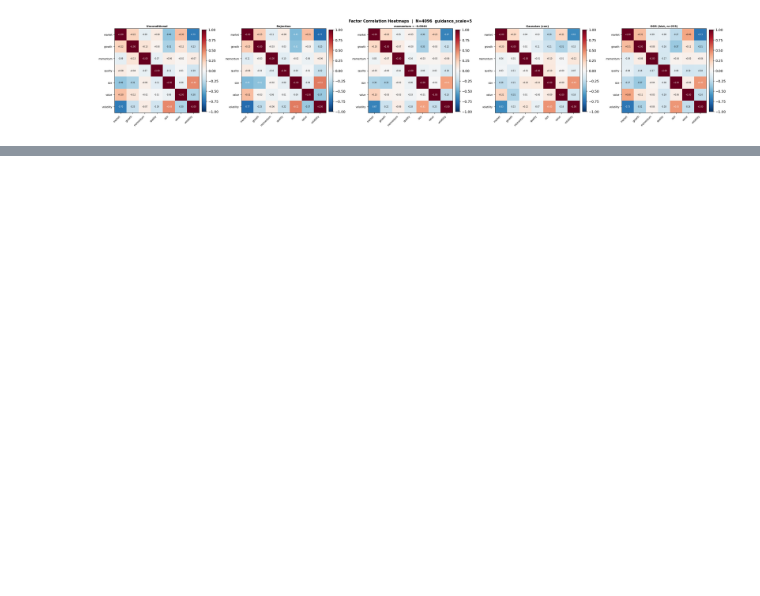
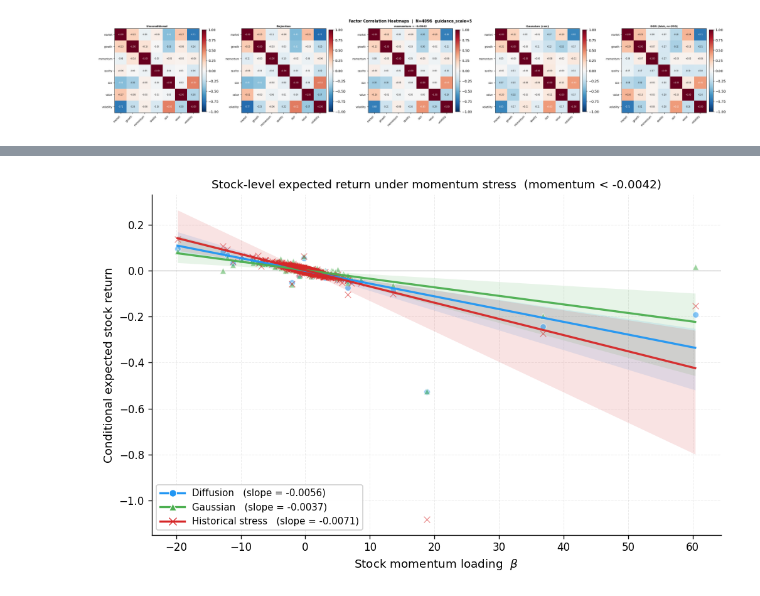
Before and after one commit to yryMax/TailEnhancedFinDiff, a Jupyter notebook: conditional_evaluation.ipynb, the cells around one changed output, grey strips where cells are left out. Drawn from its saved outputs; the diff is of its cells as text; code cells hidden in the pictures; blank space fills up the shorter version.

```diff
--- a/conditional_evaluation.ipynb
+++ b/conditional_evaluation.ipynb
@@ -492,0 +489,81 @@ plt.show()
+# %%
+# Review.pdf 12.1.C.3 — Stock-level scatter: beta vs conditional expected return
+from matplotlib.lines import Line2D
+
+beta_cols    = list(train_model.F.columns)            # ["alpha", "market", "growth", ...]
+beta_mom_idx = beta_cols.index("momentum")
+beta_mom     = train_model.beta[beta_mom_idx, :]      # (S,)
+
+# Reuse the conditional factor samples already drawn in earlier cells
+# (lower003, sampled_gaussian) and reconstruct stock returns through train_model.
+def _to_returns(factors):
+    fs = np.column_stack([np.ones((len(factors), 1), dtype=np.float32),
+                          factors.astype(np.float32)])
+    return reconstruct_returns(train_model, fs)
+
+R_diff_cond  = _to_returns(lower003)
+R_gauss_cond = _to_returns(sampled_gaussian)
+
+# Historical stress-day reconstruction (apples-to-apples)
+stress_mask  = train_model.F["momentum"].values < q3[fidx]
+R_hist_cond  = reconstruct_returns(
+    train_model, train_model.F.values[stress_mask].astype(np.float32)
+)
+
+ER_diff  = R_diff_cond.mean(axis=0)
+ER_gauss = R_gauss_cond.mean(axis=0)
+ER_hist  = R_hist_cond.mean(axis=0)
+
+def _fit_with_ci(x, y, n_boot=300, seed=0):
+    m, b = np.polyfit(x, y, 1)
+    xs   = np.linspace(x.min(), x.max(), 100)
+    rng  = np.random.default_rng(seed)
+    n    = len(x)
+    preds = np.empty((n_boot, xs.size))
+    for i in range(n_boot):
+        idx = rng.integers(0, n, n)
+        mi, bi = np.polyfit(x[idx], y[idx], 1)
+        preds[i] = mi * xs + bi
+    lo, hi = np.percentile(preds, [2.5, 97.5], axis=0)
+    return xs, m * xs + b, m, lo, hi
+
+series = [
+    ("Diffusion",         ER_diff,  COLORS["con"],      "o"),
+    ("Gaussian",          ER_gauss, COLORS["gaussion"], "^"),
+    ("Historical stress", ER_hist,  "#D62728",          "x"),
+]
+
+fig, ax = plt.subplots(figsize=(8.5, 5.5), dpi=120)
+ax.axhline(0, color="0.35", lw=0.6, alpha=0.5, zorder=1)
+
+handles = []
+for label, ER, color, mk in series:
+    edge = color if mk == "x" else "white"  # 'x' has no fill — edge carries the color
+    ax.scatter(beta_mom, ER, s=34, alpha=0.55, color=color, marker=mk,
+               edgecolors=edge, linewidths=0.7, zorder=3)
+    xs, ys, slope, lo, hi = _fit_with_ci(beta_mom, ER)
+    ax.fill_between(xs, lo, hi, color=color, alpha=0.13, zorder=2, linewidth=0)
+    ax.plot(xs, ys, color=color, lw=2.0, alpha=0.95, zorder=4)
+    handles.append(Line2D(
+        [0], [0], color=color, lw=2, marker=mk, markersize=7,
+        markerfacecolor="none" if mk == "x" else color,
+        markeredgecolor=color if mk == "x" else "white",
+        markeredgewidth=0.8,
+        label=f"{label}   (slope = {slope:+.4f})",
+    ))
+
+ax.set_xlabel(r"Stock momentum loading  $\beta$", fontsize=11)
+ax.set_ylabel("Conditional expected stock return", fontsize=11)
+ax.set_title(
+    f"Stock-level expected return under momentum stress  "
+    f"(momentum < {q3[fidx]:.4f})",
+    fontsize=11,
+)
+ax.legend(handles=handles, fontsize=9, frameon=True, framealpha=0.92,
+          loc="lower left", handlelength=2.6)
+ax.grid(True, alpha=0.25, linestyle="--", linewidth=0.6)
+ax.spines[["top", "right"]].set_visible(False)
+plt.tight_layout()
+plt.show()
+# %% [output]
+[figure, added]
```
Also changed, not shown: parts of 9 cells of this notebook, 7 other files.
